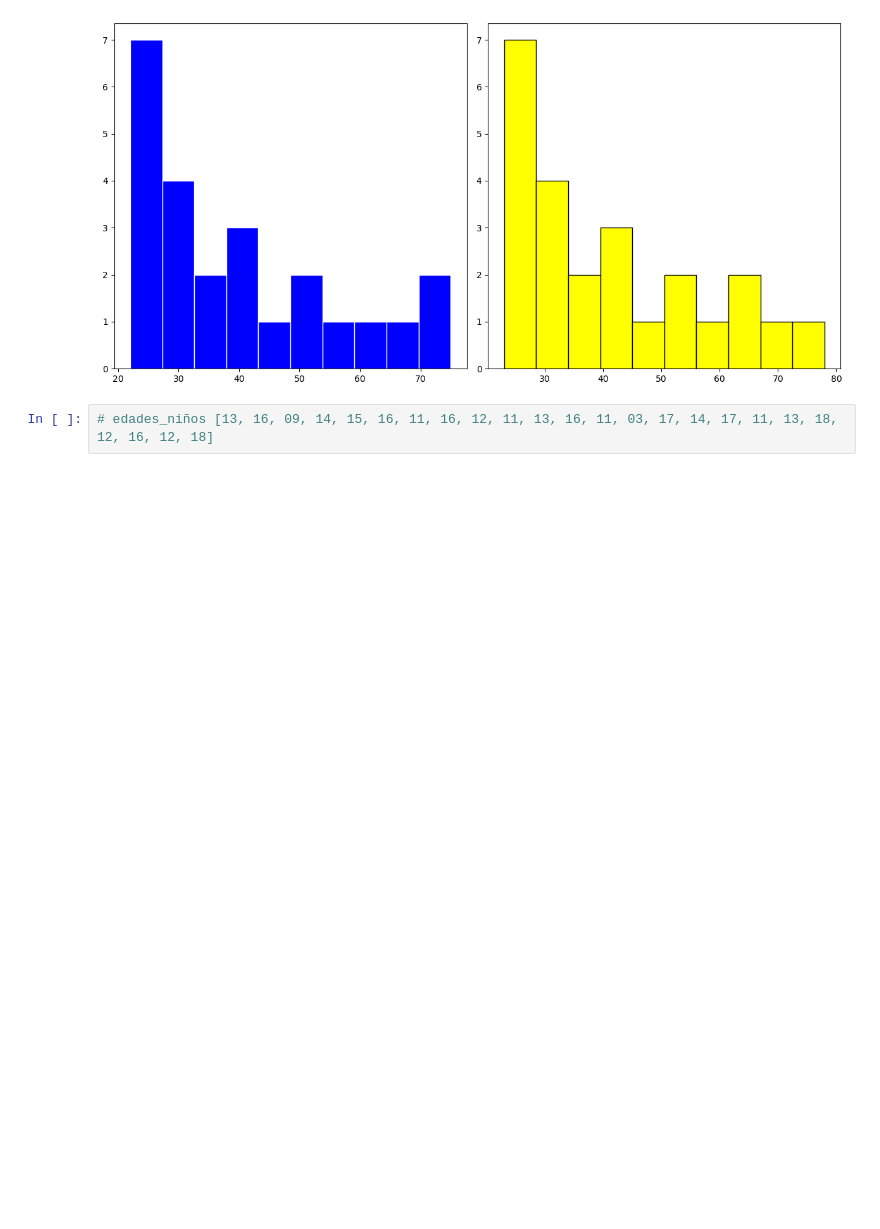
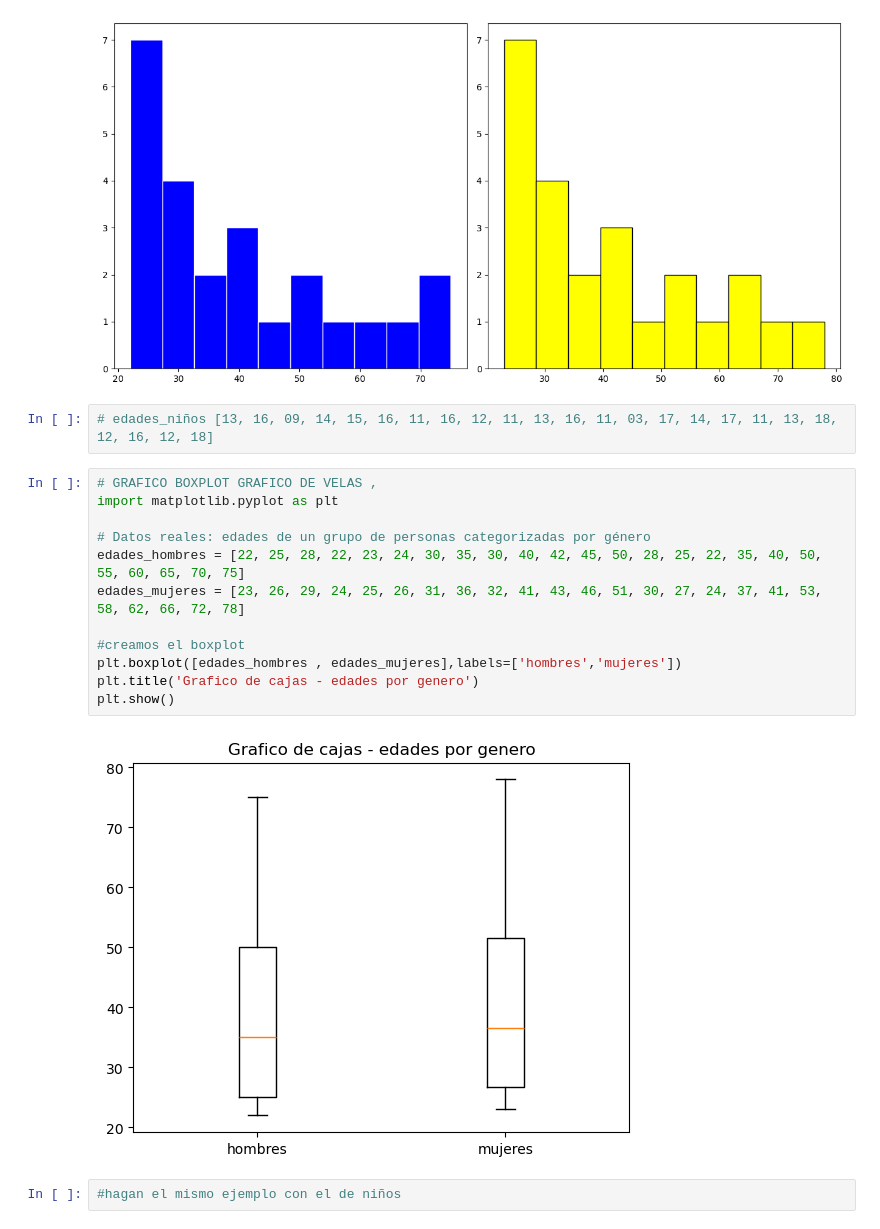
Before and after one commit to vizcardo1199/python-statitics, a Jupyter notebook: MODULO-2/Introduction.ipynb, the cells around one changed output. Drawn from its saved outputs; the diff is of its cells as text; blank space fills up the shorter version.

```diff
--- a/MODULO-2/Introduction.ipynb
+++ b/MODULO-2/Introduction.ipynb
@@ -64,3 +64,19 @@ plt.show()
 [figure]
 # %%
 # edades_niños [13, 16, 09, 14, 15, 16, 11, 16, 12, 11, 13, 16, 11, 03, 17, 14, 17, 11, 13, 18, 12, 16, 12, 18]
+# %%
+# GRAFICO BOXPLOT GRAFICO DE VELAS ,
+import matplotlib.pyplot as plt
+
+# Datos reales: edades de un grupo de personas categorizadas por género
+edades_hombres = [22, 25, 28, 22, 23, 24, 30, 35, 30, 40, 42, 45, 50, 28, 25, 22, 35, 40, 50, 55, 60, 65, 70, 75]
+edades_mujeres = [23, 26, 29, 24, 25, 26, 31, 36, 32, 41, 43, 46, 51, 30, 27, 24, 37, 41, 53, 58, 62, 66, 72, 78]
+
+#creamos el boxplot
+plt.boxplot([edades_hombres , edades_mujeres],labels=['hombres','mujeres'])
+plt.title('Grafico de cajas - edades por genero')
+plt.show()
+# %% [output]
+[figure, added]
+# %%
+#hagan el mismo ejemplo con el de niños
```
